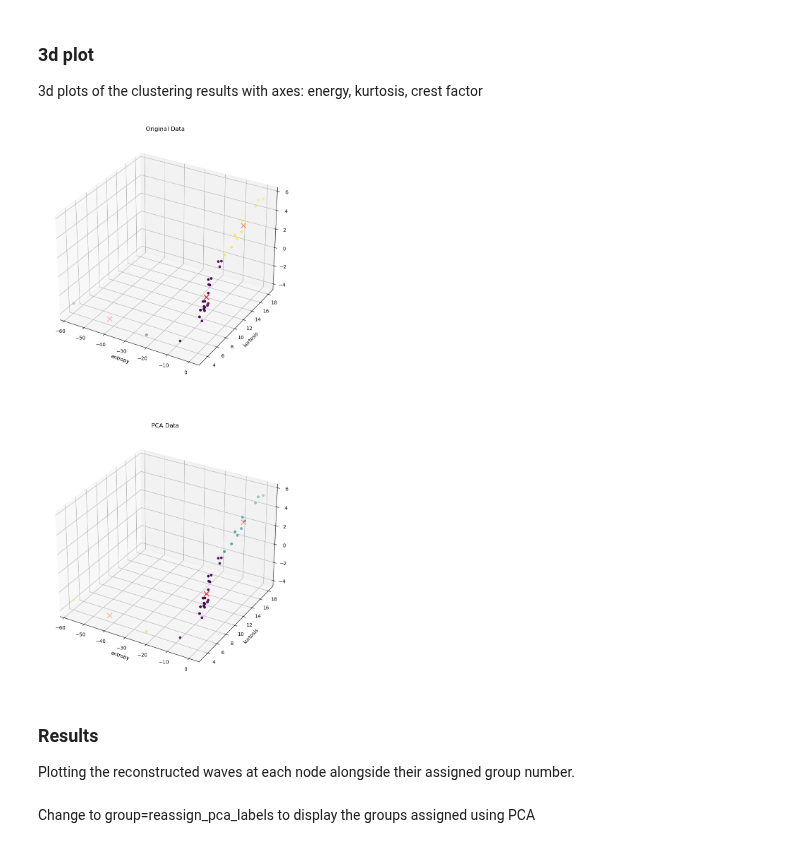
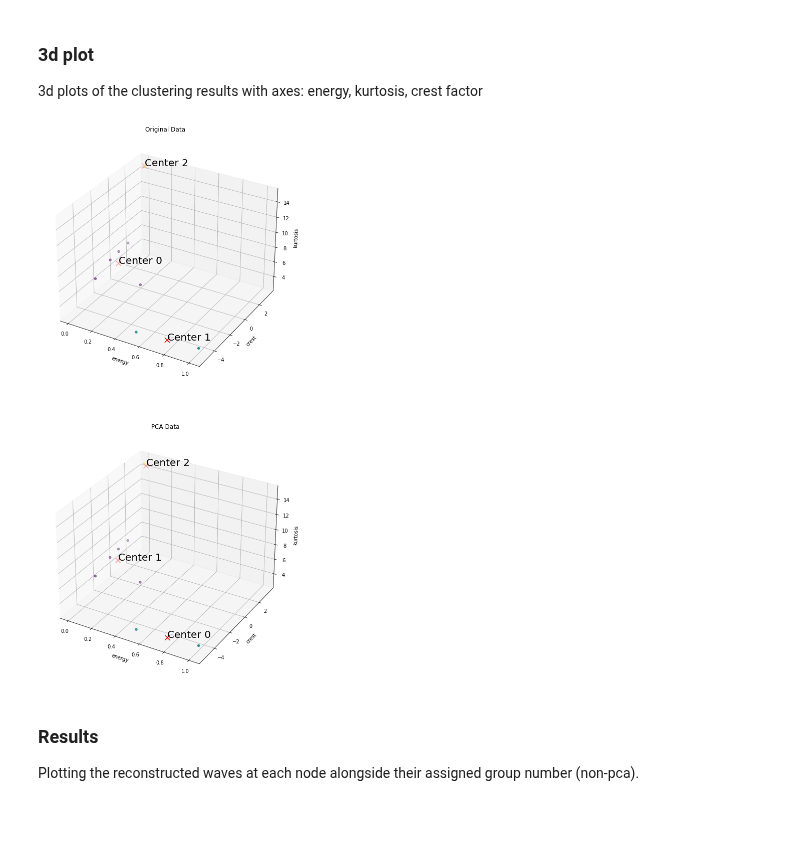
Before and after one commit to USonixGroup/wpt-cavitation, a Jupyter notebook: notebooks/k-means-entropy.ipynb, the cells around one changed output. Saved outputs shown, nothing was run; the diff lists cells and outputs as text; code cells hidden in the pictures; blank space fills up the shorter version.

```diff
--- a/notebooks/k-means-entropy.ipynb
+++ b/notebooks/k-means-entropy.ipynb
@@ -163,3 +111,5 @@ for node in tr_ob.get_level(level=levels, order="freq"):
+# %%
+wpt_df, tr_ob = train.generate_training_data(data, levels, wavelet, mode, include_tr_ob=True)
 # %%
 wpt_df.head()
 # %% [output]
@@ -224,7 +175,7 @@ evaluations = []
 evaluations_std = []
 
 
-def fit_and_evaluate(km, X, name=None, n_runs=5):
+def fit_and_evaluate(km, labels, X, name=None, n_runs=5):
     name = km.__class__.__name__ if name is None else name
 
     train_times = []
@@ -268,7 +219,7 @@ from sklearn.decomposition import PCA
 import numpy as np
 
 # training data
-classifying_metrics = ["entropy", "kurtosis", "crest"]
+classifying_metrics = ["energy", "crest", "kurtosis", "entropy"]
 data_train = wpt_df[classifying_metrics]
 
 scaler = StandardScaler()
@@ -312,6 +262,6 @@ Number of elements assigned to each cluster: [20  2 10]
 cluster IDs: [0 1 2]
 # %%
-fit_and_evaluate(kmeans, data_train_normalised,name='wpt data')
+fit_and_evaluate(kmeans, labels, data_train_normalised ,name='wpt data')
 # %% [output]
 clustering done in 0.02 ± 0.00 s
 Homogeneity: 1.000 ± 0.000
@@ -472,39 +370,43 @@ for i, ax in enumerate(ax):
     if i == 0:
         data_scatter = data_train.values.tolist()
         centers_scatter = centers
-        labels_scatter = reassigned_labels
+        labels_scatter = labels.copy()
         color_map_labels = data_train_predict
     else:
         data_scatter = data_train.values.tolist()
         centers_scatter = centers_pca
-        labels_scatter = labels_pca
-        color_map_labels = data_train_predict_pca
+        labels_scattetr = labels_pca.copy()
+        color_map_labels = data_train_predict
 
     ax.scatter(
         [point[0] for point in data_scatter],
         [point[1] for point in data_scatter],
         [point[2] for point in data_scatter],
         # c=[cmap(label) for label in labels_scatter],
         c=color_map_labels
     )
     ax.scatter(
         centers_scatter[:, 0],
         centers_scatter[:, 1],
         centers_scatter[:, 2],
         c="red",
         marker="x",
         s=100,
     )
 
     ax.set_xlabel(data_train.columns[0])
     ax.set_ylabel(data_train.columns[1])
     ax.set_zlabel(data_train.columns[2])
     ax.set_title(titles[i])
 
+    # Annotate cluster centers with their positions
+    for i, center in enumerate(centers_scatter):
+        ax.text(center[0], center[1], center[2], f'Center {i}', color='black', fontsize=20)
+
 plt.show()
 # %% [output]
-[figure, old version]
+[figure, new version]
 # %% [markdown]
 ### Results
 
-Plotting the reconstructed waves at each node alongside their assigned group number.
+Plotting the reconstructed waves at each node alongside their assigned group number (non-pca).
@@ -546,2 +412,0 @@ def plot_reconstructions(wpt_recon_df, group=None):
-# %% [markdown]
-Change to group=reassign_pca_labels to display the groups assigned using PCA
```
Also changed, not shown: parts of 34 cells of this notebook, 7 other files.
